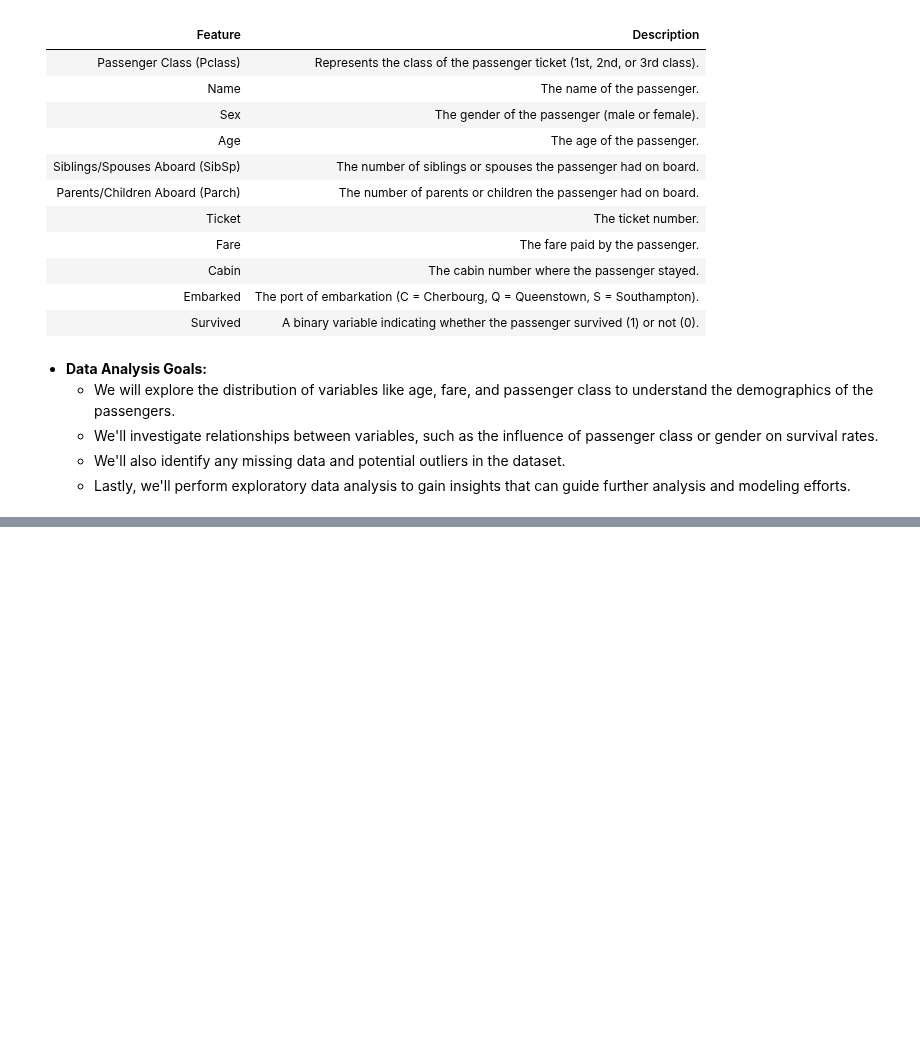
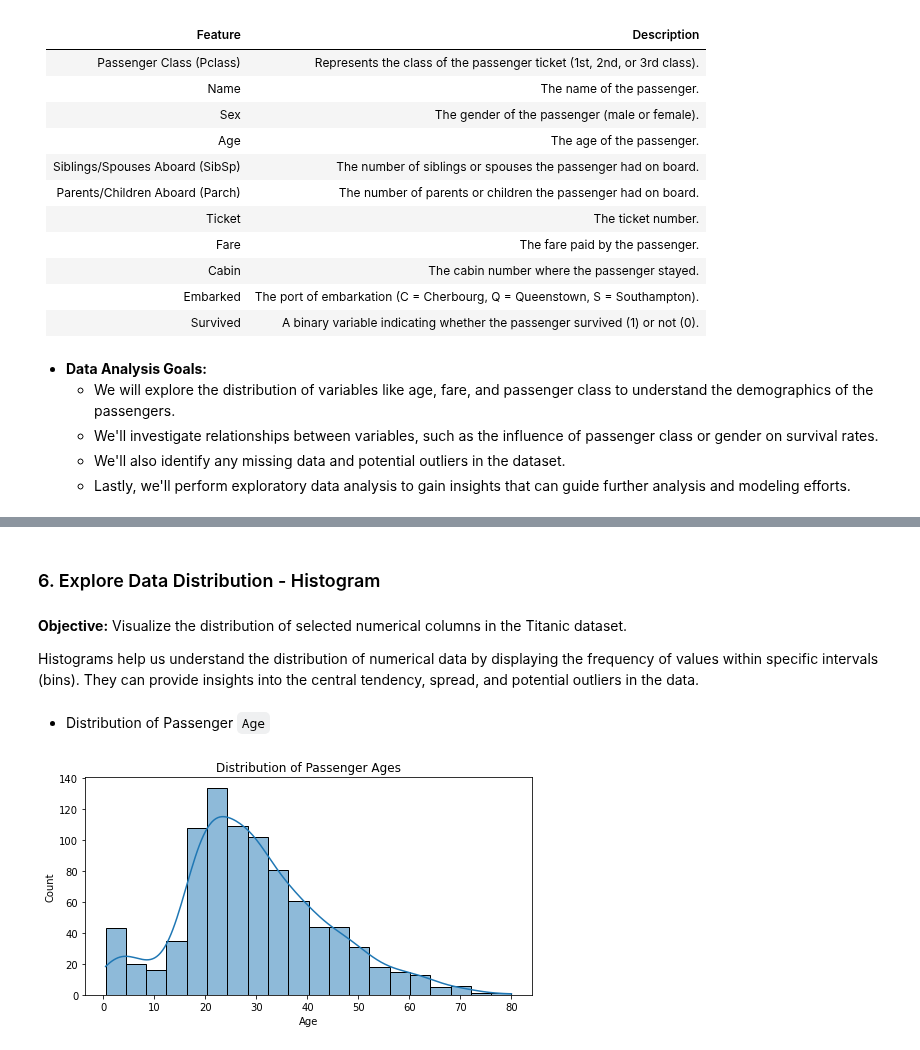
Before and after one commit to Salma-AZIZ/IP302, a Jupyter notebook: 03_Exploring_Titanic_Dataset.ipynb, the cells around one changed output, grey strips where cells are left out. Saved outputs shown, nothing was run; the diff lists cells and outputs as text; code cells hidden in the pictures; blank space fills up the shorter version.

```diff
--- a/03_Exploring_Titanic_Dataset.ipynb
+++ b/03_Exploring_Titanic_Dataset.ipynb
@@ -34,0 +287,18 @@ The Titanic dataset contains information about passengers who were aboard the RM
+# %% [markdown]
+### 6. Explore Data Distribution - Histogram
+# %% [markdown]
+**Objective:** Visualize the distribution of selected numerical columns in the Titanic dataset.
+
+Histograms help us understand the distribution of numerical data by displaying the frequency of values within specific intervals (bins). They can provide insights into the central tendency, spread, and potential outliers in the data.
+# %% [markdown]
+- Distribution of Passenger `Age`
+# %%
+# Create a histogram for passenger ages
+plt.figure(figsize=(8, 4))
+sns.histplot(data=titanic_data, x='Age', bins=20, kde=True)
+plt.title('Distribution of Passenger Ages')
+plt.xlabel('Age')
+plt.ylabel('Count')
+plt.show()
+# %% [output]
+[figure, added]
```
Also changed, not shown: parts of 84 cells of this notebook.
